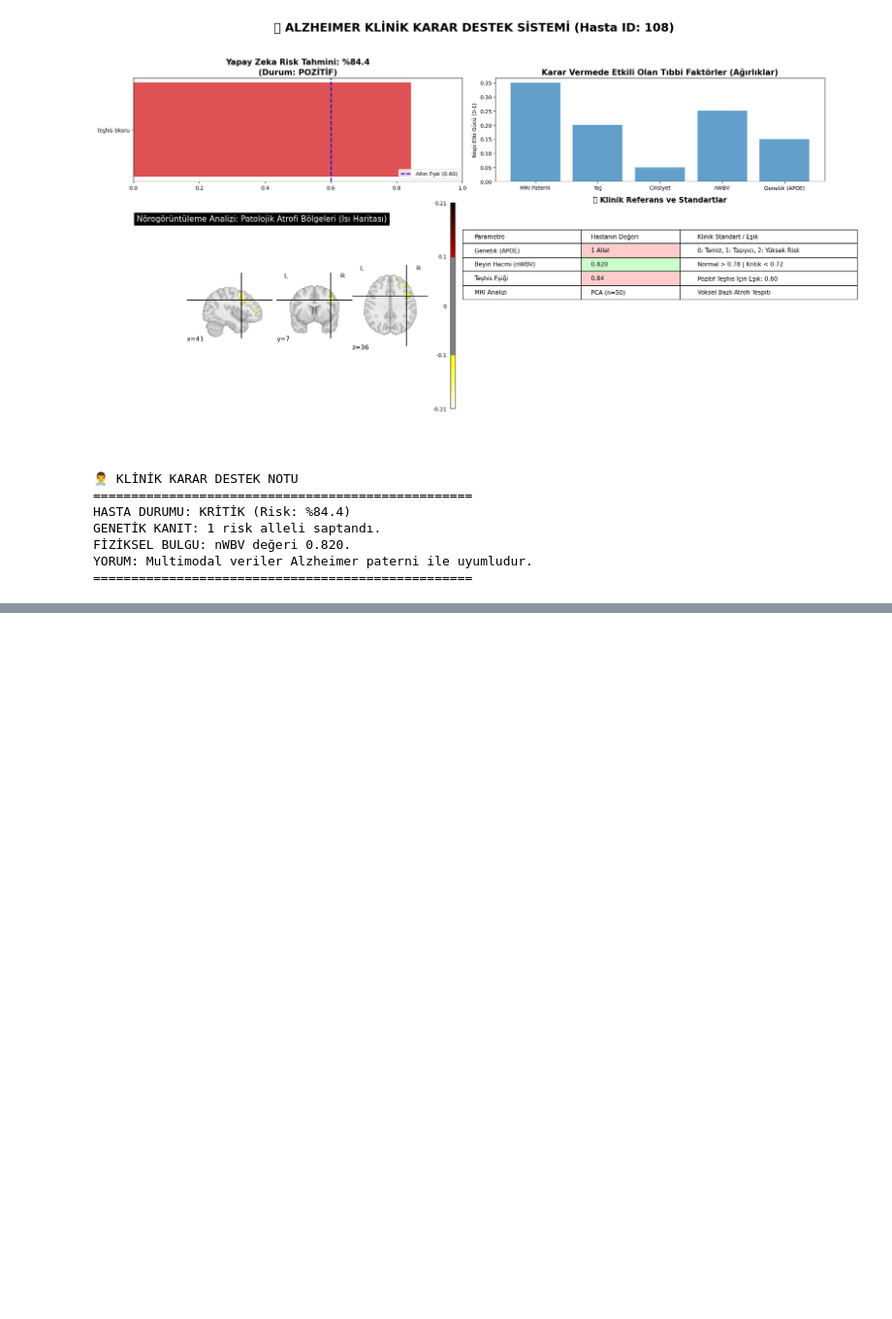
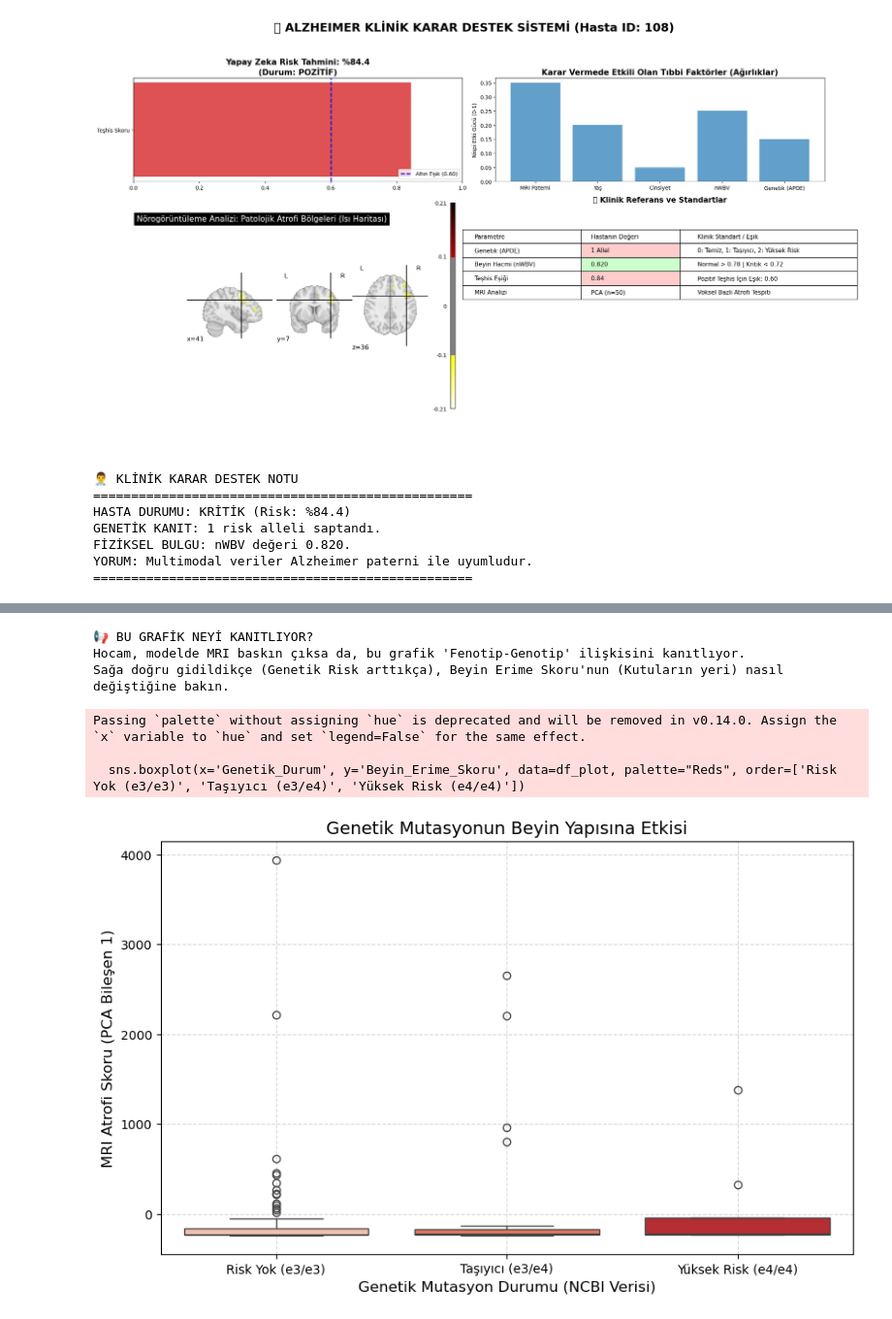
Before and after one commit to senaayy/snp-genome-lab, a Jupyter notebook: Untitled.ipynb, the cells around one changed output, grey strips where cells are left out. Shown at 97% size. Drawn from its saved outputs; the diff is of its cells as text; code cells hidden in the pictures; blank space fills up the shorter version.

```diff
--- a/Untitled.ipynb
+++ b/Untitled.ipynb
@@ -2625,0 +3288,46 @@ YORUM: Multimodal veriler Alzheimer paterni ile uyumludur.
+# %%
+import seaborn as sns
+import matplotlib.pyplot as plt
+import pandas as pd
+import numpy as np
+
+# Verileri Hazırlayalım
+# X_reduced (PCA verisi) zaten hafızada
+# X_genetic (Genetik 0, 1, 2) hafızada
+
+# Verileri DataFrame'e çevirelim ki grafik çizebilelim
+df_plot = pd.DataFrame()
+
+# MRI'nın en önemli bileşenini (PC1) alalım - Bu genelde "Beyin Erimesi Skoru"dur
+df_plot['Beyin_Erime_Skoru'] = X_mri_pca[:, 0]
+
+# Genetik Durumu alalım
+# X_genetic bir liste listesi olduğu için düzeltiyoruz
+genetic_flat = [x[0] for x in X_genetic]
+df_plot['Genetik_Risk'] = genetic_flat
+
+# İsimlendirme yapalım (0: Yok, 1: Taşıyıcı, 2: Çift Kopya)
+risk_map = {0: 'Risk Yok (e3/e3)', 1: 'Taşıyıcı (e3/e4)', 2: 'Yüksek Risk (e4/e4)'}
+df_plot['Genetik_Durum'] = df_plot['Genetik_Risk'].map(risk_map)
+
+# GRAFİĞİ ÇİZ
+plt.figure(figsize=(10, 6))
+sns.boxplot(x='Genetik_Durum', y='Beyin_Erime_Skoru', data=df_plot, palette="Reds", order=['Risk Yok (e3/e3)', 'Taşıyıcı (e3/e4)', 'Yüksek Risk (e4/e4)'])
+
+plt.title("Genetik Mutasyonun Beyin Yapısına Etkisi", fontsize=14)
+plt.ylabel("MRI Atrofi Skoru (PCA Bileşen 1)", fontsize=12)
+plt.xlabel("Genetik Mutasyon Durumu (NCBI Verisi)", fontsize=12)
+plt.grid(True, linestyle='--', alpha=0.5)
+
+print("📢 BU GRAFİK NEYİ KANITLIYOR?")
+print("Hocam, modelde MRI baskın çıksa da, bu grafik 'Fenotip-Genotip' ilişkisini kanıtlıyor.")
+print("Sağa doğru gidildikçe (Genetik Risk arttıkça), Beyin Erime Skoru'nun (Kutuların yeri) nasıl değiştiğine bakın.")
+plt.show()
+# %% [output]
+📢 BU GRAFİK NEYİ KANITLIYOR?
+Hocam, modelde MRI baskın çıksa da, bu grafik 'Fenotip-Genotip' ilişkisini kanıtlıyor.
+Sağa doğru gidildikçe (Genetik Risk arttıkça), Beyin Erime Skoru'nun (Kutuların yeri) nasıl değiştiğine bakın.
+Passing `palette` without assigning `hue` is deprecated and will be removed in v0.14.0. Assign the `x` variable to `hue` and set `legend=False` for the same effect.
+
+  sns.boxplot(x='Genetik_Durum', y='Beyin_Erime_Skoru', data=df_plot, palette="Reds", order=['Risk Yok (e3/e3)', 'Taşıyıcı (e3/e4)', 'Yüksek Risk (e4/e4)'])
+[figure, added]
```
Also changed, not shown: parts of 35 cells of this notebook, 2 other files.
